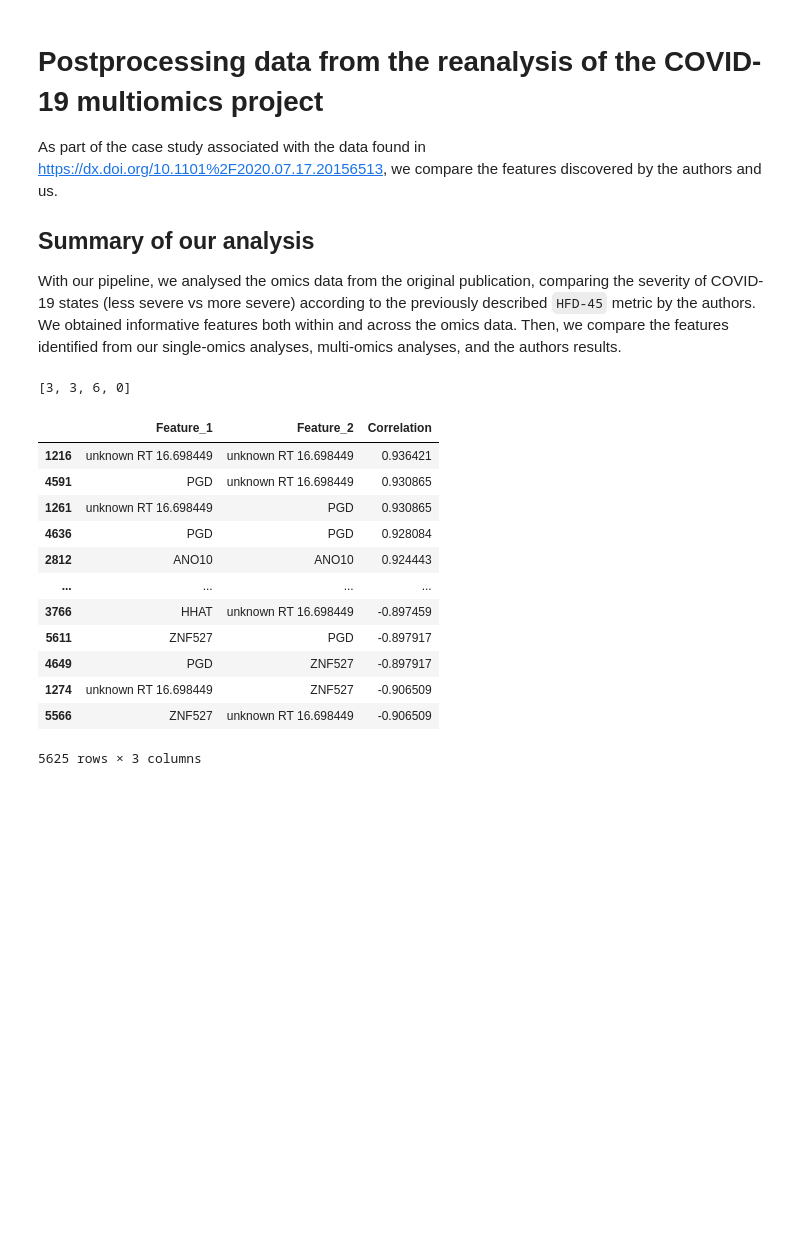
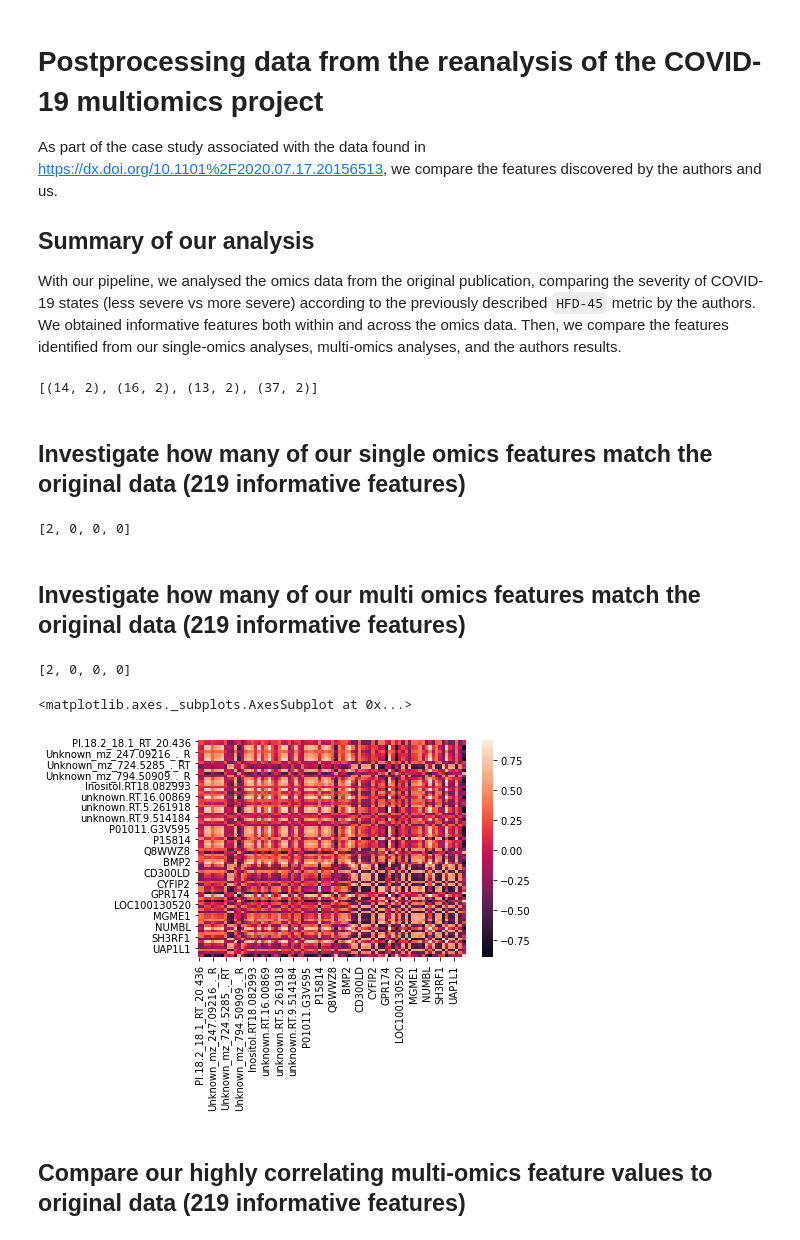
Before and after one commit to tyronechen/SARS-CoV-2, a Jupyter notebook: src/MSV000085703/MSV000085703_postprocess.ipynb, the cells around one changed output. Cells and saved outputs as stored; diff of their text form; code cells hidden in the pictures; blank space fills up the shorter version.

```diff
--- a/src/MSV000085703/MSV000085703_postprocess.ipynb
+++ b/src/MSV000085703/MSV000085703_postprocess.ipynb
@@ -13,9 +15,11 @@ import pandas as pd
 # %%
 # setup all file paths
 data_dir = "../../data/MSV000085703/"
-results_dir = "../../results/MSV000085703/MSV_4M_01/"
+results_dir = "../../results/MSV000085703/MSV_4M_01_small/"
 
-original_path = "/".join(["../../results/MSV000085703", "supp_table_3.txt"])
+features_path = "/".join(["../../results/MSV000085703/supp_info/", "informative_features.txt"])
+unknowns_path = "/".join(["../../results/MSV000085703/supp_info/", "putative_unknowns.txt"])
+feature_importance_all_path = "/".join(["../../results/MSV000085703/supp_info/", "feature_importance_all.txt"])
 
 l_fmap_path = "/".join([data_dir, "lipidomics_featuremap.tsv"])
 md_fmap_path = "/".join([data_dir, "metabolomicsdiscovery_featuremap.tsv"])
@@ -23,15 +27,15 @@ mt_fmap_path = "/".join([data_dir, "metabolomicstargeted_featuremap.tsv"])
 p_fmap_path = "/".join([data_dir, "proteomics_featuremap.tsv"])
 t_fmap_path = "/".join([data_dir, "transcriptomics_featuremap.tsv"])
 
-l_splsda_path = "/".join([results_dir, "lipidomics_sPLSDA_max.txt"])
-m_splsda_path = "/".join([results_dir, "metabolomics_sPLSDA_max.txt"])
-p_splsda_path = "/".join([results_dir, "proteomics_sPLSDA_max.txt"])
-t_splsda_path = "/".join([results_dir, "transcriptomics_sPLSDA_max.txt"])
+l_splsda_path = "/".join([results_dir, "lipidome_sPLSDA_max.txt"])
+m_splsda_path = "/".join([results_dir, "metabolome_sPLSDA_max.txt"])
+p_splsda_path = "/".join([results_dir, "proteome_sPLSDA_max.txt"])
+t_splsda_path = "/".join([results_dir, "transcriptome_sPLSDA_max.txt"])
 
-l_diablo_path = "/".join([results_dir, "lipidomics_DIABLO_max.txt"])
-m_diablo_path = "/".join([results_dir, "metabolomics_DIABLO_max.txt"])
-p_diablo_path = "/".join([results_dir, "proteomics_DIABLO_max.txt"])
-t_diablo_path = "/".join([results_dir, "transcriptomics_DIABLO_max.txt"])
+l_diablo_path = "/".join([results_dir, "lipidome_DIABLO_max.txt"])
+m_diablo_path = "/".join([results_dir, "metabolome_DIABLO_max.txt"])
+p_diablo_path = "/".join([results_dir, "proteome_DIABLO_max.txt"])
+t_diablo_path = "/".join([results_dir, "transcriptome_DIABLO_max.txt"])
 
 diablo_path = "/".join([results_dir, "DIABLO_var_keepx_correlations.txt"])
 # %%
@@ -72,43 +76,51 @@ def remap_identifiers(data, keys):
     return data[["GroupContrib", "importance"]]
 
 singleomics = [remap_identifiers(x, fmap) for x in [l_splsda, m_splsda, p_splsda, t_splsda]]
-# multiomics = [remap_identifiers(x, fmap) for x in [l_diablo, m_diablo, p_diablo, t_diablo]]
+multiomics = [remap_identifiers(x, fmap) for x in [l_diablo, m_diablo, p_diablo, t_diablo]]
+[x.shape for x in multiomics]
+# %% [output]
+[(14, 2), (16, 2), (13, 2), (37, 2)]
+# %% [markdown]
+## Investigate how many of our single omics features match the original data (219 informative features)
 # %%
 def compare_data(old, new):
     return old.merge(new, left_index=True, right_index=True, how="left")
 
 # load in the most informative features identified by the original analysis
-original = pd.read_csv(original_path, sep="\t").set_index("standardized_name")
-original.index.name = None
-original.index = [x.strip() for x in original.index.tolist()]
+features = pd.read_csv(features_path, sep="\t").set_index("standardized_name")
+features.index.name = None
+features.index = [x.strip() for x in features.index.tolist()]
 
 # investigate how many single omics features match the authors data
-[compare_data(original, x).importance.nunique() for x in singleomics]
+# for lipidomics, metabolomics, proteomics, transcriptomics respectively
+[compare_data(features, x).importance.nunique() for x in singleomics]
 # %% [output]
-[3, 3, 6, 0]
+[2, 0, 0, 0]
+# %% [markdown]
+## Investigate how many of our multi omics features match the original data (219 informative features)
+# %%
+# investigate how many multi omics features match the authors data
+# for lipidomics, metabolomics, proteomics, transcriptomics respectively
+[compare_data(features, x).importance.nunique() for x in multiomics]
+# %% [output]
+[2, 0, 0, 0]
 # %%
 # reformat the correlation matrix to a more readable format
 diablo_flat = diablo.stack().reset_index()
 diablo_flat = diablo_flat.merge(fmap, left_on="level_0", right_index=True, how="left")
 diablo_flat.drop(["level_0"], axis=1, inplace=True)
 diablo_flat = diablo_flat.merge(fmap, left_on="level_1", right_index=True, how="left")
 diablo_flat.drop(["level_1"], axis=1, inplace=True)
 diablo_flat = diablo_flat[["long_x", "long_y", 0]].sort_values(0, ascending=False)
 diablo_flat.columns = ["Feature_1", "Feature_2", "Correlation"]
 diablo_flat
+
+# show heatmap
+sns.heatmap(diablo)
 # %% [output]
-|  | Feature_1 | Feature_2 | Correlation |
-| 1216 | unknown RT 16.698449 | unknown RT 16.698449 | 0.936421 |
-| 4591 | PGD | unknown RT 16.698449 | 0.930865 |
-| 1261 | unknown RT 16.698449 | PGD | 0.930865 |
-| 4636 | PGD | PGD | 0.928084 |
-| 2812 | ANO10 | ANO10 | 0.924443 |
-| ... | ... | ... | ... |
-| 3766 | HHAT | unknown RT 16.698449 | -0.897459 |
-| 5611 | ZNF527 | PGD | -0.897917 |
-| 4649 | PGD | ZNF527 | -0.897917 |
-| 1274 | unknown RT 16.698449 | ZNF527 | -0.906509 |
-| 5566 | ZNF527 | unknown RT 16.698449 | -0.906509 |
-5625 rows × 3 columns
+<matplotlib.axes._subplots.AxesSubplot at 0x...>
+[figure, added]
+# %% [markdown]
+## Compare our highly correlating multi-omics feature values to original data (219 informative features)
 # %%
 # do our highly correlating values match the authors?
```
Also changed, not shown: parts of 8 cells of this notebook.
